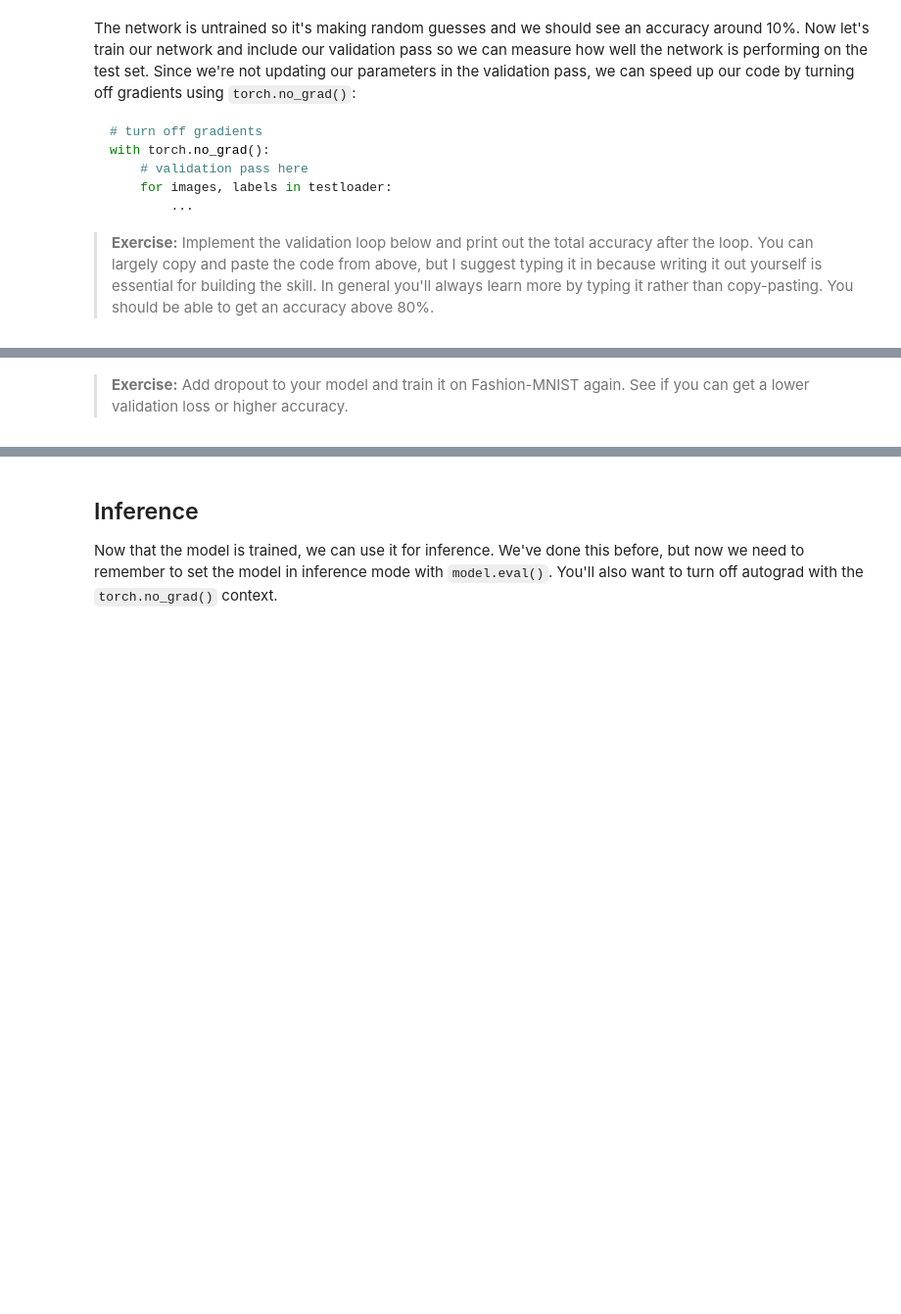
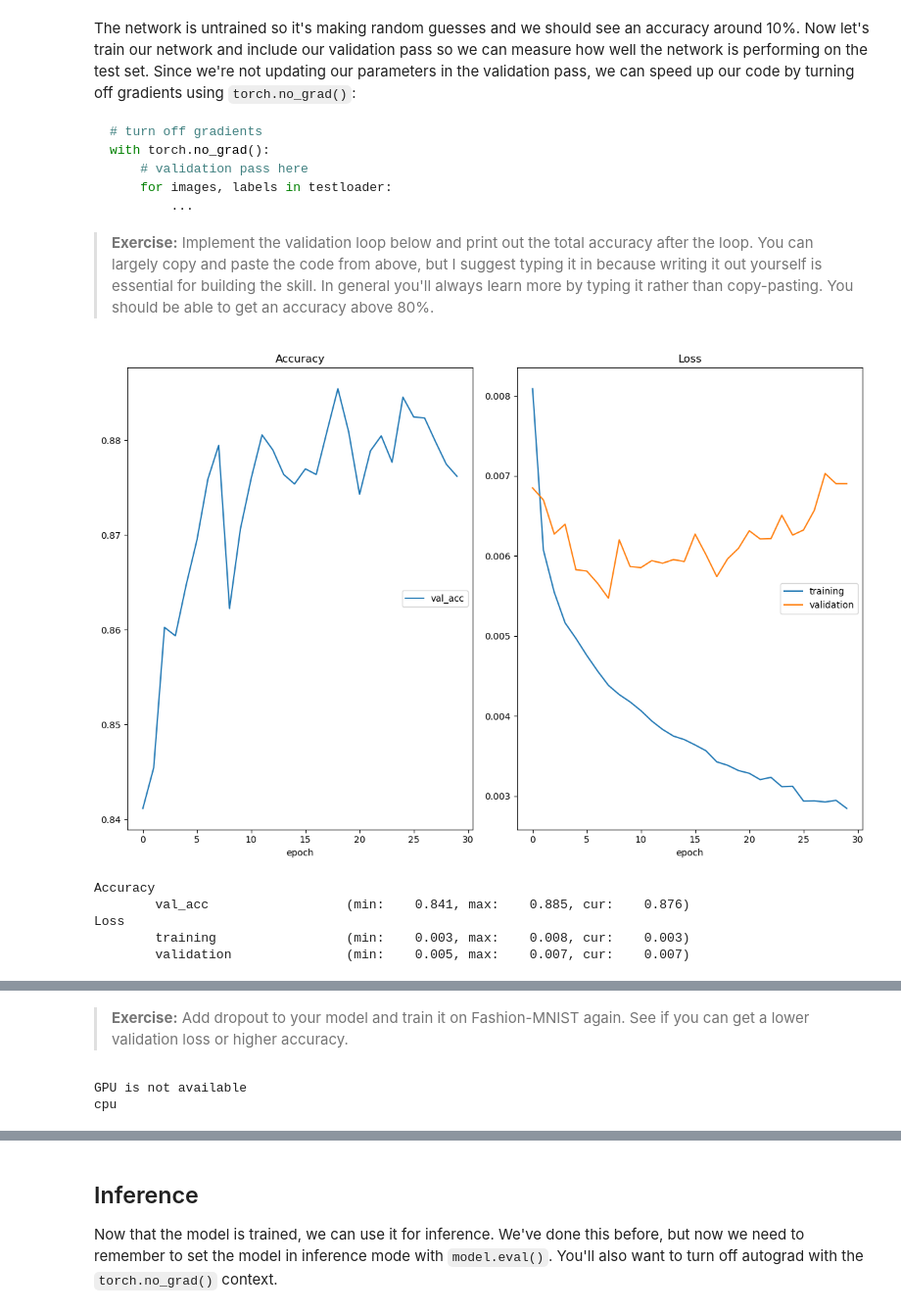
Before and after one commit to vishnurohit87/deep-learning-v2-pytorch, a Jupyter notebook: intro-to-pytorch/Part 5 - Inference and Validation (Exercises).ipynb, the cells around one changed output, grey strips where cells are left out. Shown at 98% size. Saved outputs shown, nothing was run; the diff lists cells and outputs as text; code cells hidden in the pictures; blank space fills up the shorter version.

```diff
--- a/intro-to-pytorch/Part 5 - Inference and Validation (Exercises).ipynb
+++ b/intro-to-pytorch/Part 5 - Inference and Validation (Exercises).ipynb
@@ -115,30 +118,63 @@ with torch.no_grad():
 
 >**Exercise:** Implement the validation loop below and print out the total accuracy after the loop. You can largely copy and paste the code from above, but I suggest typing it in because writing it out yourself is essential for building the skill. In general you'll always learn more by typing it rather than copy-pasting. You should be able to get an accuracy above 80%.
 # %%
+from tqdm import tqdm
+from livelossplot import PlotLosses
+
 model = Classifier()
 criterion = nn.NLLLoss()
 optimizer = optim.Adam(model.parameters(), lr=0.003)
+plotlosses = PlotLosses()
 
 epochs = 30
 steps = 0
 
 train_losses, test_losses = [], []
 for e in range(epochs):
     running_loss = 0
     for images, labels in trainloader:
 
         optimizer.zero_grad()
 
         log_ps = model(images)
         loss = criterion(log_ps, labels)
         loss.backward()
         optimizer.step()
 
         running_loss += loss.item()
 
     else:
         ## TODO: Implement the validation pass and print out the validation accuracy
-        print(f'Accuracy: {accuracy.item()*100}%')
+        train_loss = running_loss/len(trainloader.dataset)
+        train_losses.append(train_loss)
+        # print("Training Loss: ", running_loss/len(trainloader.dataset))
+        test_loss = 0
+        accuracy_abs = []
+
+        with torch.no_grad():
+            for images, labels in testloader:
+                log_ps = model(images)
+                loss = criterion(log_ps, labels)
+                test_loss += loss.item()
+
+                top_p, top_class = log_ps.topk(1, dim=1)
+                equals = top_class == labels.view(*top_class.shape)
+                accuracy_abs.append(torch.mean(equals.type(torch.FloatTensor)).item())
+
+        accuracy = torch.mean(torch.tensor(accuracy_abs))
+        test_loss = test_loss/len(testloader.dataset)
+        test_losses.append(test_loss)
+        plotlosses.update({'loss':train_loss, 'val_loss':test_loss, 'val_acc': accuracy.item()})
+        plotlosses.send()
+        # print("Validation Loss: ", test_loss/len(testloader.dataset))
+        # print(f'Accuracy: {accuracy.item()*100}%')
+# %% [output]
+[figure, added]
+Accuracy
+        val_acc                  (min:    0.841, max:    0.885, cur:    0.876)
+Loss
+        training                 (min:    0.003, max:    0.008, cur:    0.003)
+        validation               (min:    0.005, max:    0.007, cur:    0.007)
 # %% [markdown]
 ## Overfitting
 
@@ -201,0 +258,14 @@ model.train()
+# %%
+# Check if GPU is available
+if torch.cuda.is_available():
+    print("GPU is available")
+    print("GPU Name:", torch.cuda.get_device_name(0))
+else:
+    print("GPU is not available")
+
+device = torch.device("cuda" if torch.cuda.is_available() else "cpu")
+print(device)
+model = model.to(device)
+# %% [output]
+GPU is not available
+cpu
```
Also changed, not shown: parts of 7 cells of this notebook, 4 other files.
